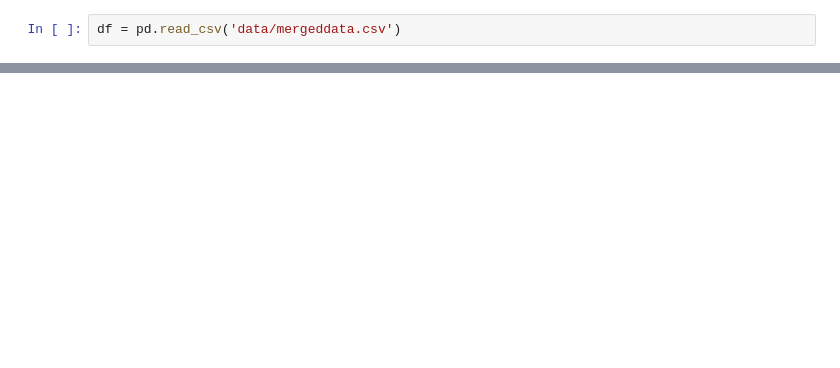
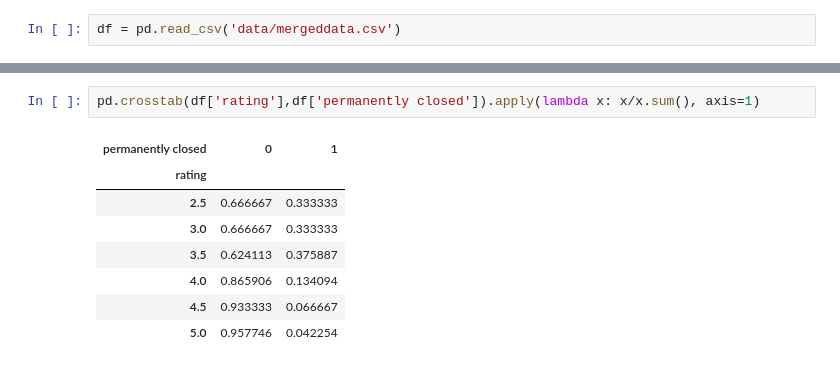
Before and after one commit to bagnine/nyc_restaurant_project, a Jupyter notebook: Univariable & bivariable analysis.ipynb, the cells around one changed output, grey strips where cells are left out. Saved outputs shown, nothing was run; the diff lists cells and outputs as text; blank space fills up the shorter version.

```diff
--- a/Univariable & bivariable analysis.ipynb
+++ b/Univariable & bivariable analysis.ipynb
@@ -89,0 +412,11 @@ Name: Population Density , dtype: float64
+# %%
+pd.crosstab(df['rating'],df['permanently closed']).apply(lambda x: x/x.sum(), axis=1)
+# %% [output]
+| permanently closed | 0 | 1 |
+| rating |  |  |
+| 2.5 | 0.666667 | 0.333333 |
+| 3.0 | 0.666667 | 0.333333 |
+| 3.5 | 0.624113 | 0.375887 |
+| 4.0 | 0.865906 | 0.134094 |
+| 4.5 | 0.933333 | 0.066667 |
+| 5.0 | 0.957746 | 0.042254 |
```
Also changed, not shown: parts of 118 cells of this notebook.
